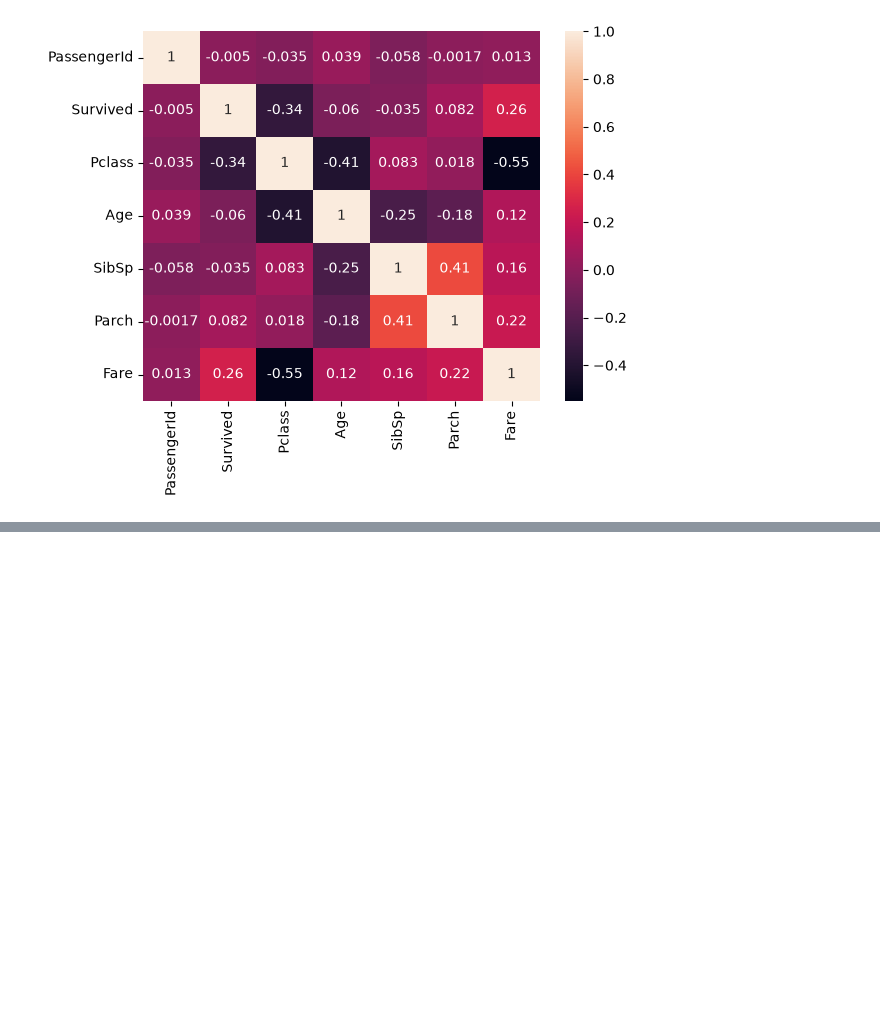
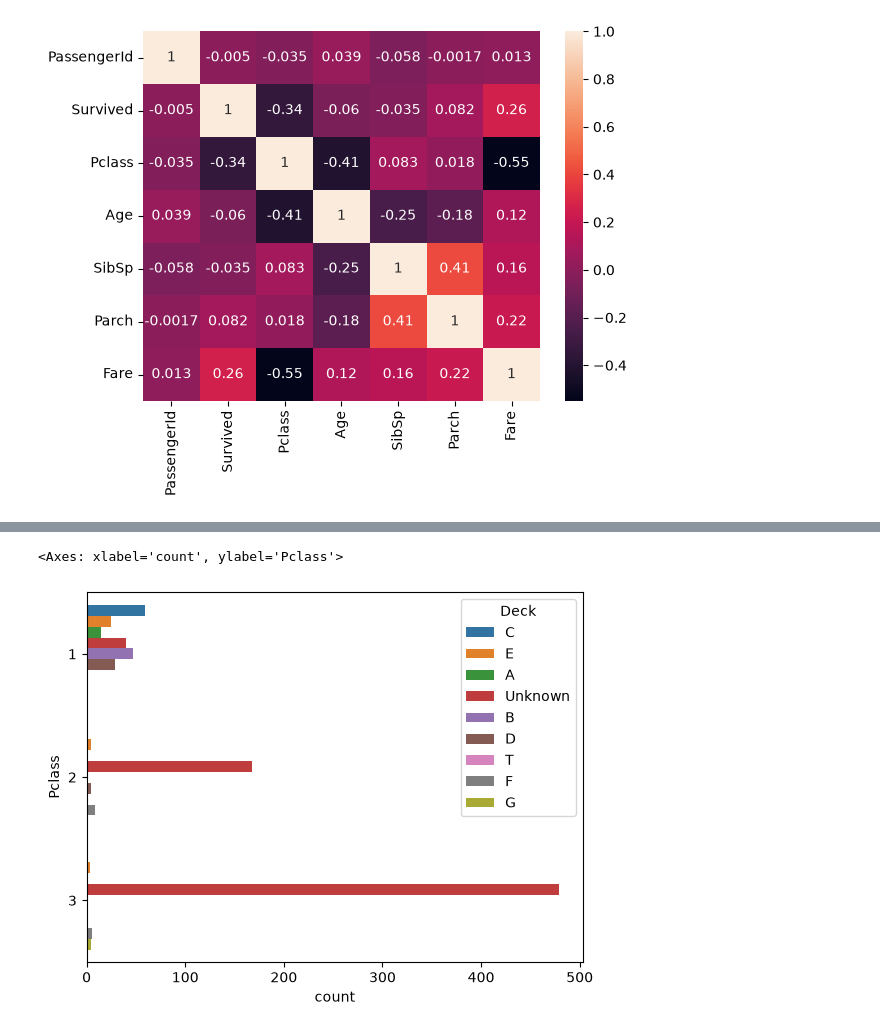
Before and after one commit to Shahzaib695/Ai-Data-Science, a Jupyter notebook: Assignment Revisions/Titanic-Data/titanic.ipynb, the cells around one changed output, grey strips where cells are left out. Saved outputs shown, nothing was run; the diff lists cells and outputs as text; code cells hidden in the pictures; blank space fills up the shorter version.

```diff
--- a/Assignment Revisions/Titanic-Data/titanic.ipynb
+++ b/Assignment Revisions/Titanic-Data/titanic.ipynb
@@ -254,0 +277,2 @@ plt.tight_layout()
+# %%
+df['Deck'] = np.where(df['Cabin'].isna(),'Unknown',df['Cabin'].str[0])
@@ -254,0 +295,5 @@ plt.tight_layout()
+# %%
+sns.countplot(data=df,y='Pclass',hue='Deck')
+# %% [output]
+<Axes: xlabel='count', ylabel='Pclass'>
+[figure, added]
```
Also changed, not shown: parts of 28 cells of this notebook.
